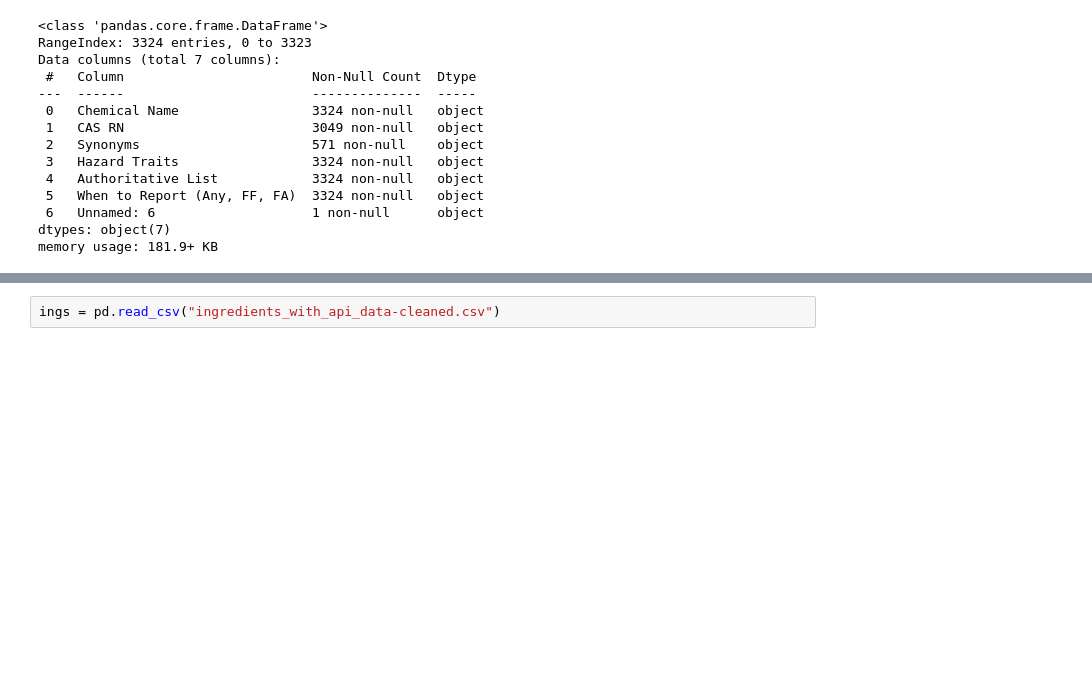
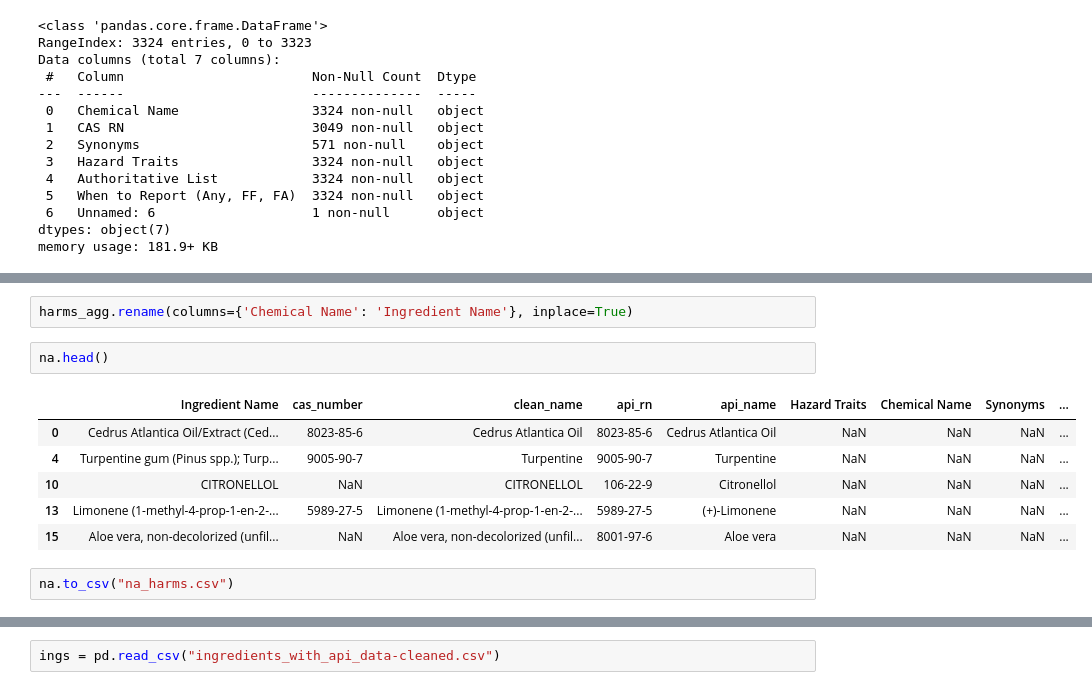
Before and after one commit to meisili/bna-data-duo, a Jupyter notebook: merge_check.ipynb, the cells around one changed output, grey strips where cells are left out. Drawn from its saved outputs; the diff is of its cells as text; blank space fills up the shorter version.

```diff
--- a/merge_check.ipynb
+++ b/merge_check.ipynb
@@ -113,0 +331,13 @@ memory usage: 181.9+ KB
+# %%
+harms_agg.rename(columns={'Chemical Name': 'Ingredient Name'}, inplace=True)
+# %%
+na.head()
+# %% [output]
+|  | Ingredient Name | cas_number | clean_name | api_rn | api_name | Hazard Traits | Chemical Name | Synonyms | ... |
+| 0 | Cedrus Atlantica Oil/Extract (Ced... | 8023-85-6 | Cedrus Atlantica Oil | 8023-85-6 | Cedrus Atlantica Oil | NaN | NaN | NaN | ... |
+| 4 | Turpentine gum (Pinus spp.); Turp... | 9005-90-7 | Turpentine | 9005-90-7 | Turpentine | NaN | NaN | NaN | ... |
+| 10 | CITRONELLOL | NaN | CITRONELLOL | 106-22-9 | Citronellol | NaN | NaN | NaN | ... |
+| 13 | Limonene (1-methyl-4-prop-1-en-2-... | 5989-27-5 | Limonene (1-methyl-4-prop-1-en-2-... | 5989-27-5 | (+)-Limonene | NaN | NaN | NaN | ... |
+| 15 | Aloe vera, non-decolorized (unfil... | NaN | Aloe vera, non-decolorized (unfil... | 8001-97-6 | Aloe vera | NaN | NaN | NaN | ... |
+# %%
+na.to_csv("na_harms.csv")
```
Also changed, not shown: parts of 41 cells of this notebook.
